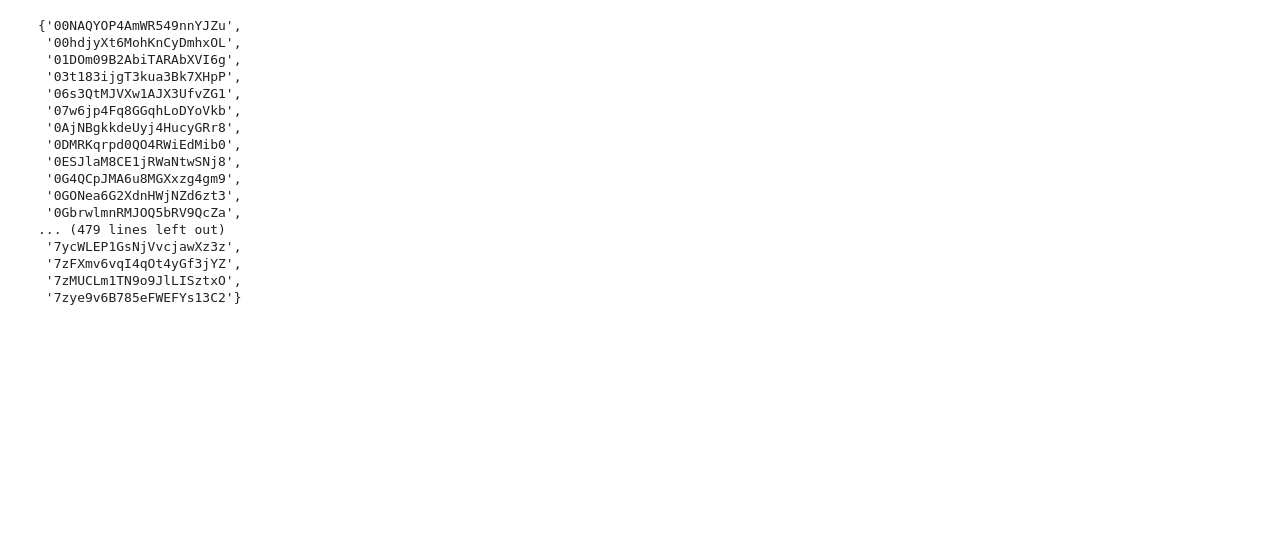
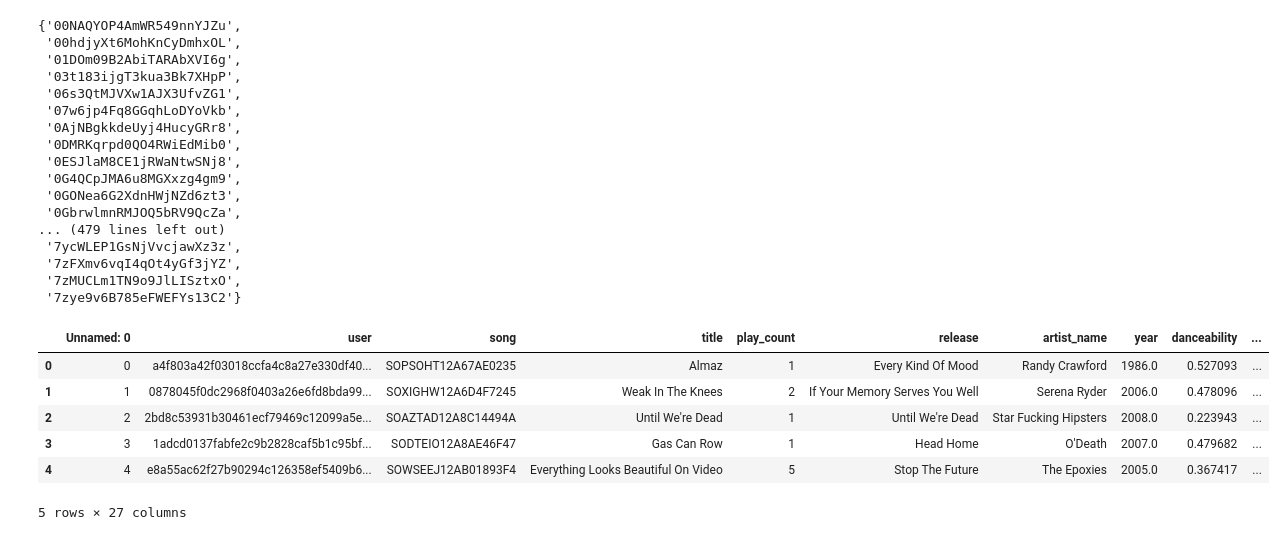
Before and after one commit to Joseph-233/music-recommendation, a Jupyter notebook: spotify_reco/models/model_3.ipynb, the cells around one changed output. Saved outputs shown, nothing was run; the diff lists cells and outputs as text; code cells hidden in the pictures; blank space fills up the shorter version.

```diff
--- a/spotify_reco/models/model_3.ipynb
+++ b/spotify_reco/models/model_3.ipynb
@@ -95,7 +110,16 @@ playlist_tracks
 # %%
 
 file_path = 'dataset_ready.csv'
 final_df = pd.read_csv(file_path)
+final_df.head()
+# %% [output]
+|  | Unnamed: 0 | user | song | title | play_count | release | artist_name | year | danceability | ... |
+| 0 | 0 | a4f803a42f03018ccfa4c8a27e330df40... | SOPSOHT12A67AE0235 | Almaz | 1 | Every Kind Of Mood | Randy Crawford | 1986.0 | 0.527093 | ... |
+| 1 | 1 | 0878045f0dc2968f0403a26e6fd8bda99... | SOXIGHW12A6D4F7245 | Weak In The Knees | 2 | If Your Memory Serves You Well | Serena Ryder | 2006.0 | 0.478096 | ... |
+| 2 | 2 | 2bd8c53931b30461ecf79469c12099a5e... | SOAZTAD12A8C14494A | Until We're Dead | 1 | Until We're Dead | Star Fucking Hipsters | 2008.0 | 0.223943 | ... |
+| 3 | 3 | 1adcd0137fabfe2c9b2828caf5b1c95bf... | SODTEIO12A8AE46F47 | Gas Can Row | 1 | Head Home | O'Death | 2007.0 | 0.479682 | ... |
+| 4 | 4 | e8a55ac62f27b90294c126358ef5409b6... | SOWSEEJ12AB01893F4 | Everything Looks Beautiful On Video | 5 | Stop The Future | The Epoxies | 2005.0 | 0.367417 | ... |
+5 rows × 27 columns
 # %%
 final_df.drop('Unnamed: 0', axis=1, inplace=True)
 # %%
```
Also changed, not shown: parts of 22 cells of this notebook, 11 other files.
